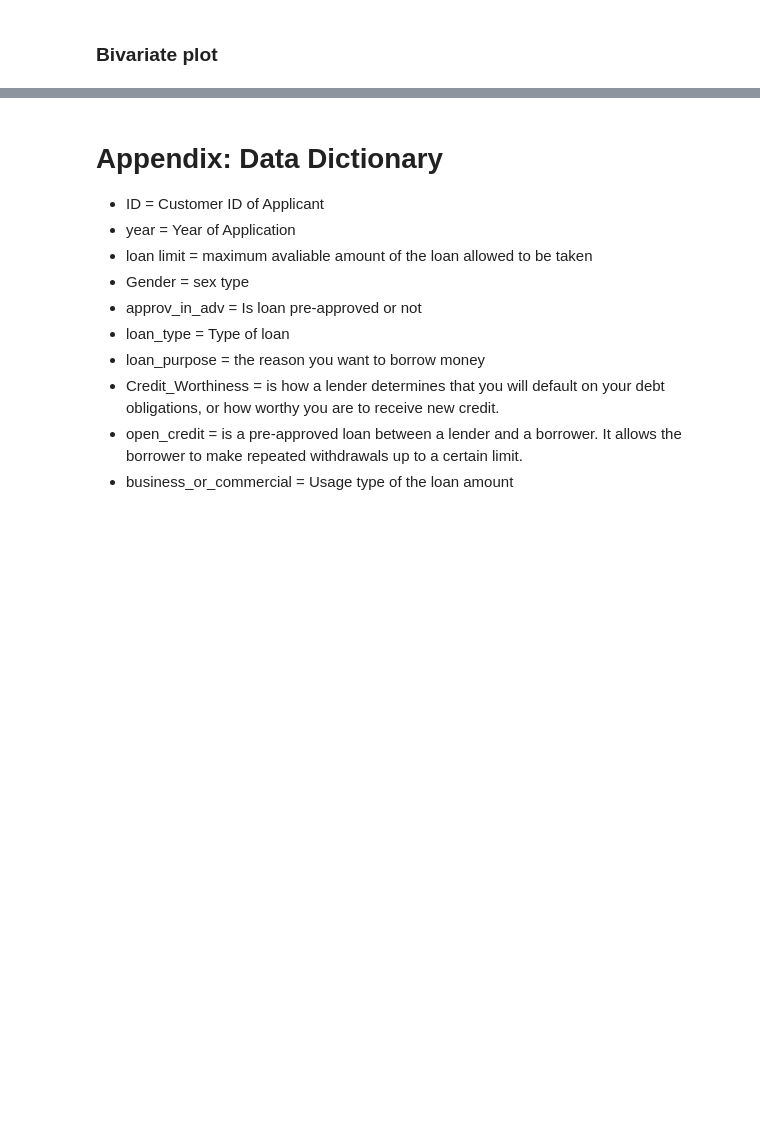
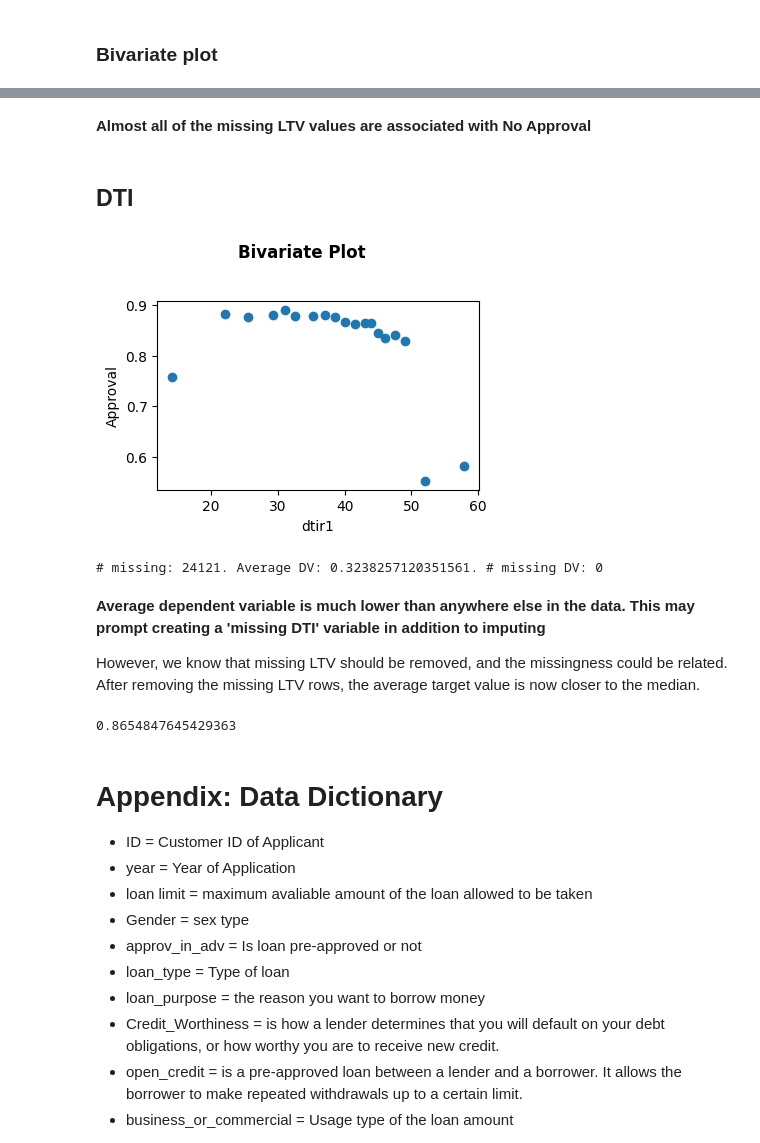
Before and after one commit to ow-gryphon/gryphon-model-plotting-classification, a Jupyter notebook: template/notebooks/classification/[template] Bivariate analysis - classification.ipynb, the cells around one changed output, grey strips where cells are left out. Drawn from its saved outputs; the diff is of its cells as text; code cells hidden in the pictures; blank space fills up the shorter version.

```diff
--- a/template/notebooks/classification/[template] Bivariate analysis - classification.ipynb
+++ b/template/notebooks/classification/[template] Bivariate analysis - classification.ipynb
@@ -304,3 +394,32 @@ fig, plotdata = bivariate_plots_categorical.segment_bivariate_categorical(datase
+# %% [markdown]
+**Almost all of the missing LTV values are associated with No Approval**
+# %% [markdown]
+## DTI
+# %%
+x_variable = "dtir1"
+target = "Approval"
+fig, plotdata = bivariate_plots_categorical.bivariate_continuous(dataset, target, x_variable, num_buckets=20,
+                                                                y_scale='linear', x_scale='linear', with_count=False,
+                                                                 header=None, figsize=(4,3))
+# %% [output]
+[figure, added]
+# %%
+if any(dataset[x_variable].isna()):
+    DVmiss = dataset.loc[dataset[x_variable].isna(), target]
+    print(f"# missing: {dataset[x_variable].isna().sum()}. Average DV: {np.nanmean(DVmiss)}. # missing DV: {DVmiss.isna().sum()}")
+
+else:
+    print(f"No missing values for {x_variable}")
+# %% [output]
+# missing: 24121. Average DV: 0.3238257120351561. # missing DV: 0
+# %% [markdown]
+**Average dependent variable is much lower than anywhere else in the data. This may prompt creating a 'missing DTI' variable in addition to imputing**
+
+However, we know that missing LTV should be removed, and the missingness could be related. After removing the missing LTV rows, the average target value is now closer to the median.
+# %%
+dataset.loc[dataset["dtir1"].isna() & ~dataset["LTV"].isna(), target].mean()
+# %% [output]
+0.8654847645429363
 # %% [markdown]
 # Appendix: Data Dictionary
 
```
Also changed, not shown: parts of 29 cells of this notebook, 6 other files.
